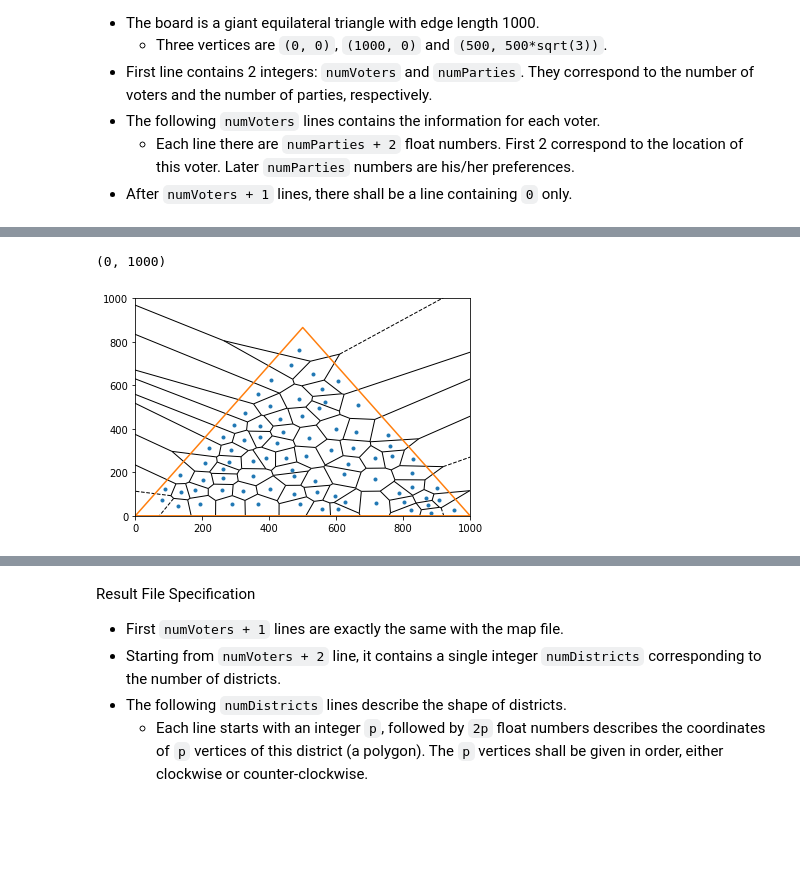
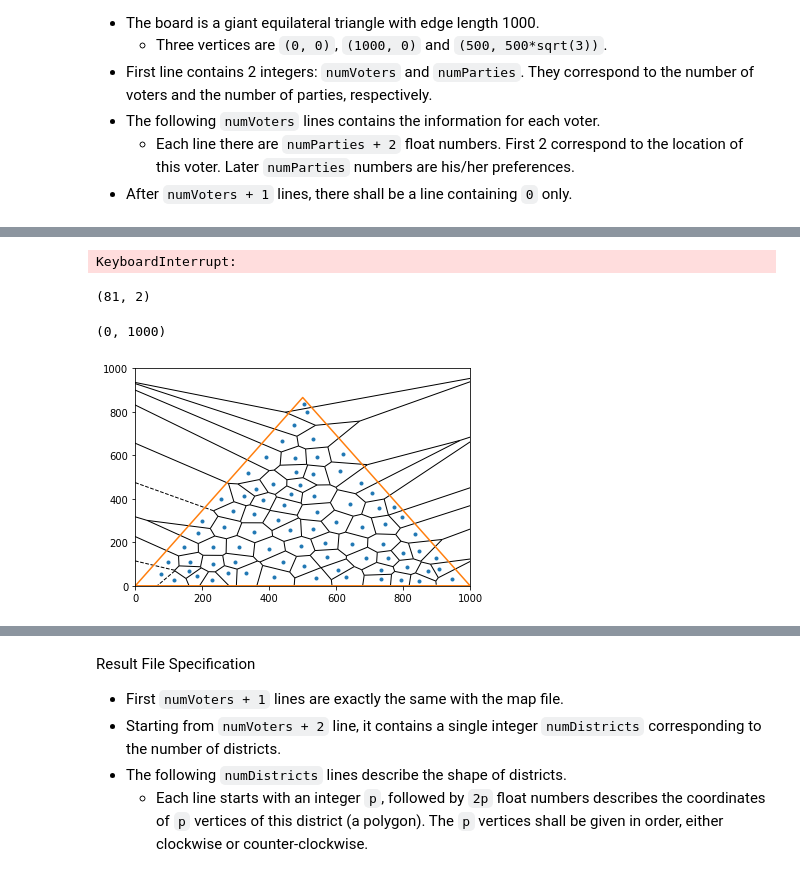
Before and after one commit to mrain/pps-election, a Jupyter notebook: election/g8/COMS4444-HW2-KMeans-Voronoi.ipynb, the cells around one changed output, grey strips where cells are left out. Drawn from its saved outputs; the diff is of its cells as text; code cells hidden in the pictures; blank space fills up the shorter version.

```diff
--- a/election/g8/COMS4444-HW2-KMeans-Voronoi.ipynb
+++ b/election/g8/COMS4444-HW2-KMeans-Voronoi.ipynb
@@ -51,4 +52,4 @@ for i in range(1, len(content)-1):
 # Could also use : kmeans = KMeans(n_clusters=243, init='k-means++', max_iter=300, n_init=10, random_state=0).fit_predict(X)
 # But MiniBatchKMeans() is faster than KMeans() when N = 333333 and n_clusters = 243
 from sklearn.cluster import MiniBatchKMeans
-kmeans = MiniBatchKMeans(n_clusters=81,random_state=0,batch_size=6,max_iter=10).fit(V)
+kmeans = MiniBatchKMeans(n_clusters=81,random_state=0,batch_size=100,max_iter=10).fit(V)
@@ -54,0 +93,5 @@ kmeans = MiniBatchKMeans(n_clusters=81,random_state=0,batch_size=6,max_iter=10).
+# %%
+centroids = kmeans.cluster_centers_
+for i in range(100):
+    centroids = BalancedClustering_Method1(81, centroids, V)
+plt.scatter(centroids[:,0],centroids[:,1])
@@ -55,14 +107,37 @@ kmeans = MiniBatchKMeans(n_clusters=81,random_state=0,batch_size=6,max_iter=10).
+# %%
+from sklearn.neighbors import KDTree
+
+def BalancedClustering_Method2(k, cluster_centers, points):
+    X = points.copy()
+    centroids = np.zeros((k,2))
+    n = int(points.shape[0]/k)
+    for i in range(k):
+        tree = KDTree(X)
+        nearest_dist, nearest_ind = tree.query([cluster_centers[i,:]], k=n)
+        centroids[i,:] = np.mean(X[nearest_ind[0]],axis=0)
+        X = np.delete(X, nearest_ind[0], axis=0)
+    return centroids
+# %%
+centroids = kmeans.cluster_centers_
+for i in range(30):
+    centroids = BalancedClustering_Method2(81, centroids, V)
+plt.scatter(centroids[:,0],centroids[:,1])
+# %% [output]
+KeyboardInterrupt:
 # %%
 # Generate Voronoi with generator points = cluster centroids
 # Note : Some generator points outside tringular boundary due to the error in coordinates.txt data
-vor = Voronoi(kmeans.cluster_centers_)
+import scipy.spatial as spatial
+print(centroids.shape)
+vor = Voronoi(centroids)
 voronoi_plot_2d(vor, show_vertices=False)
 plt.plot([0,1000,500,0],[0,0,500*math.sqrt(3),0])
 plt.xlim(0,1000)
 plt.ylim(0,1000)
 # %% [output]
-(0, 1000)
+(81, 2)
+(0, 1000)
-[figure, old version]
+[figure, new version]
 # %%
 from shapely.geometry import Polygon
 # %%
```
Also changed, not shown: parts of 14 cells of this notebook.
